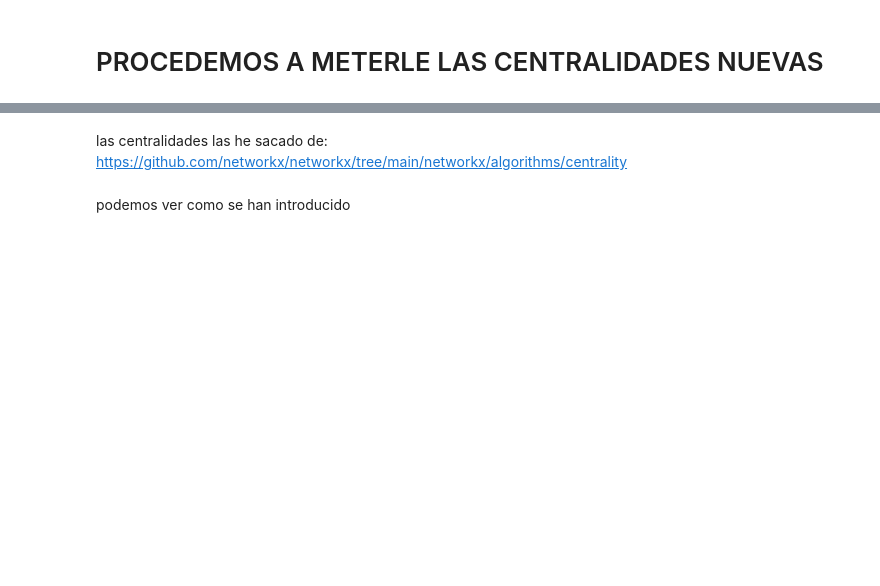
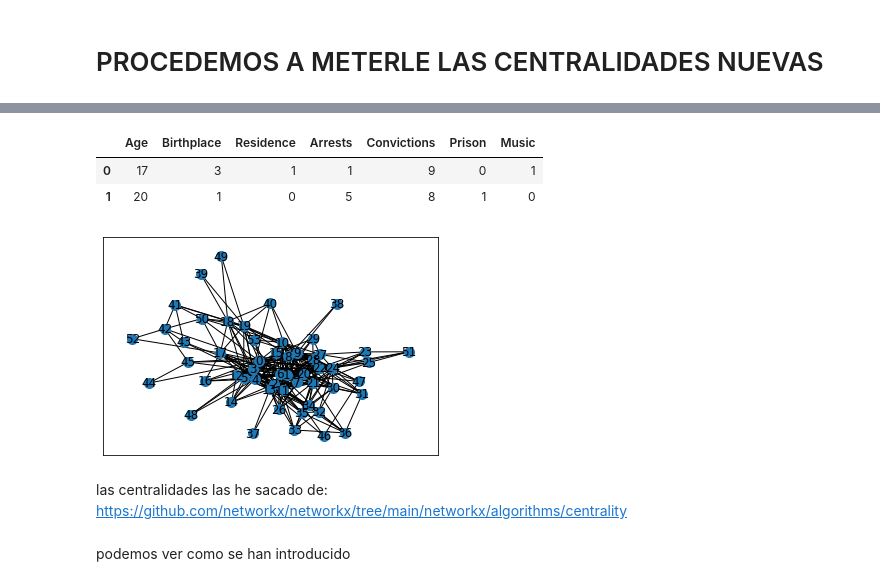
Before and after one commit to manortgar/Aprendizaje-autom-tico-en-geafos, a Jupyter notebook: Proyecto Manuel y Ana.ipynb, the cells around one changed output, grey strips where cells are left out. Drawn from its saved outputs; the diff is of its cells as text; code cells hidden in the pictures; blank space fills up the shorter version.

```diff
--- a/Proyecto Manuel y Ana.ipynb
+++ b/Proyecto Manuel y Ana.ipynb
@@ -326,6 +398,22 @@ nodos = pd.read_csv('LONDON_GANG_ATTR.csv', header=0)
 #la primera fila la cuenta como header
 #la columna unnamed: 0 de la quitamos
 nodos = nodos.iloc[1:, 1:]
+# %%
+nuevos_ejemplos = pd.DataFrame([[17, 3, 1, 1, 9, 0, 1],
+                                    [20, 1, 0, 5, 8, 1, 0]],
+                                   columns=codificador_atributos.feature_names_in_)
+nuevos_ejemplos
+# %% [output]
+|  | Age | Birthplace | Residence | Arrests | Convictions | Prison | Music |
+| 0 | 17 | 3 | 1 | 1 | 9 | 0 | 1 |
+| 1 | 20 | 1 | 0 | 5 | 8 | 1 | 0 |
+# %%
+#vamos a crear el grafo
+grafo = nx.Graph(aristas.values)
+#creamos el grafo dandole un tamaño 100 a los nodos, cada nodo es un gangster
+nx.draw_networkx(grafo, node_size=100)
+# %% [output]
+[figure, added]
 # %% [markdown]
 las centralidades las he sacado de:
     https://github.com/networkx/networkx/tree/main/networkx/algorithms/centrality
```
Also changed, not shown: parts of 39 cells of this notebook, 2 other files.
